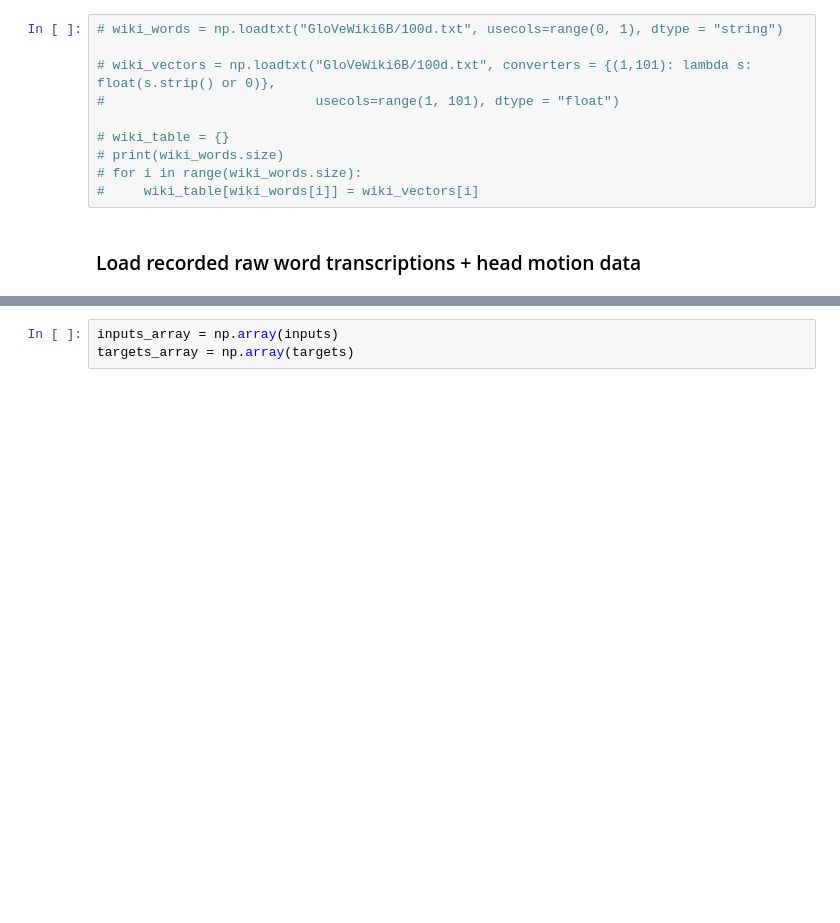
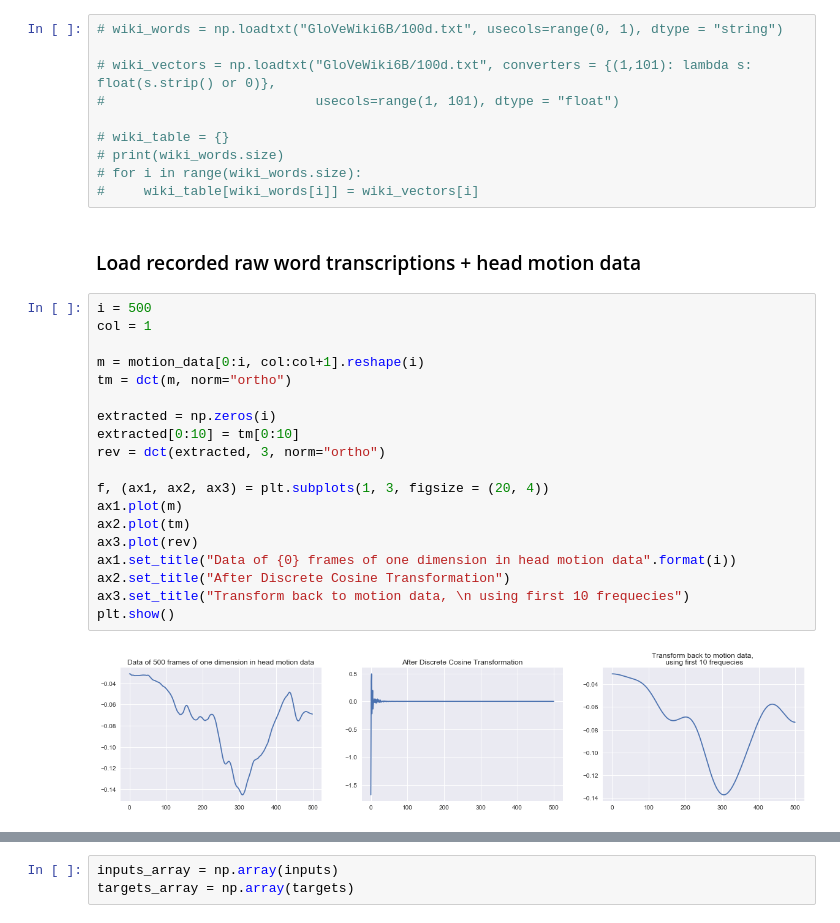
Before and after one commit to CynthiaCXY/HeadMotionSynthesis, a Jupyter notebook: data_pre_process.ipynb, the cells around one changed output, grey strips where cells are left out. Cells and saved outputs as stored; diff of their text form; blank space fills up the shorter version.

Commit message:
Data preprocess finished

```diff
--- a/data_pre_process.ipynb
+++ b/data_pre_process.ipynb
@@ -41,3 +41,24 @@ vector_dim
 #     wiki_table[wiki_words[i]] = wiki_vectors[i]
 # %% [markdown]
 ### Load recorded raw word transcriptions + head motion data
+# %%
+i = 500
+col = 1
+
+m = motion_data[0:i, col:col+1].reshape(i)
+tm = dct(m, norm="ortho")
+
+extracted = np.zeros(i)
+extracted[0:10] = tm[0:10]
+rev = dct(extracted, 3, norm="ortho")
+
+f, (ax1, ax2, ax3) = plt.subplots(1, 3, figsize = (20, 4))
+ax1.plot(m)
+ax2.plot(tm)
+ax3.plot(rev)
+ax1.set_title("Data of {0} frames of one dimension in head motion data".format(i))
+ax2.set_title("After Discrete Cosine Transformation")
+ax3.set_title("Transform back to motion data, \n using first 10 frequecies")
+plt.show()
+# %% [output]
+[figure, added]
```
Also changed, not shown: parts of 7 cells of this notebook.
